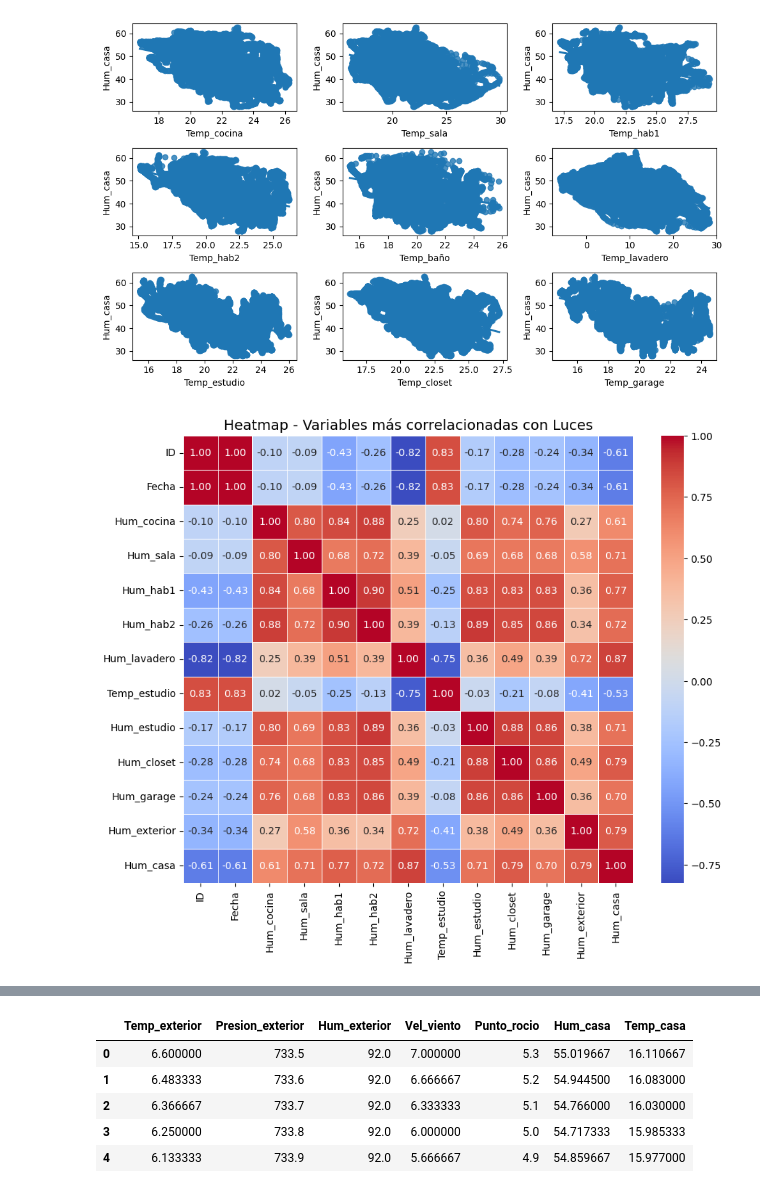
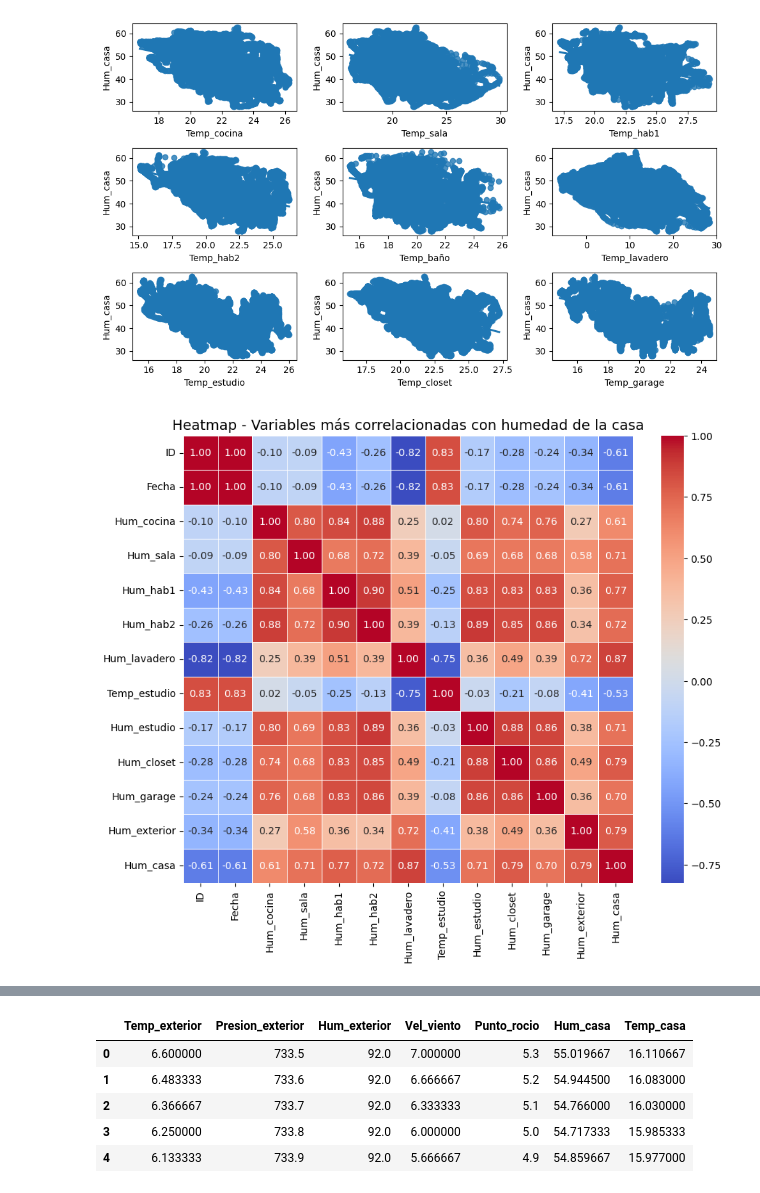
Before and after one commit to Gabymoctezuma/Proyecto-final, a Jupyter notebook: src/explore.ipynb, the cells around one changed output, grey strips where cells are left out. Drawn from its saved outputs; the diff is of its cells as text; code cells hidden in the pictures.

```diff
--- a/src/explore.ipynb
+++ b/src/explore.ipynb
@@ -613,21 +651,21 @@ plt.show()
 # %%
 import seaborn as sns
 import matplotlib.pyplot as plt
 
 # Calcular la correlación de todas las variables con "
 correlation = df.corr()["Hum_casa"].abs()
 
 # Seleccionar solo las variables con correlación alta (mayor a 0.5 por ejemplo)
 correlacion_fuerte = correlation[correlation > 0.5].index
 
 # Crear un heatmap solo con estas variables
 plt.figure(figsize=(10, 8))
 sns.heatmap(df[correlacion_fuerte].corr(), cmap="coolwarm", annot=True, fmt=".2f", linewidths=0.5)
 
 # Título
-plt.title("Heatmap - Variables más correlacionadas con Luces", fontsize=14)
+plt.title("Heatmap - Variables más correlacionadas con humedad de la casa", fontsize=14)
 
 # Mostrar el gráfico
 plt.show()
 # %% [output]
-[figure, old version]
+[figure, new version]
```
Also changed, not shown: parts of 40 cells of this notebook, 3 other files.
